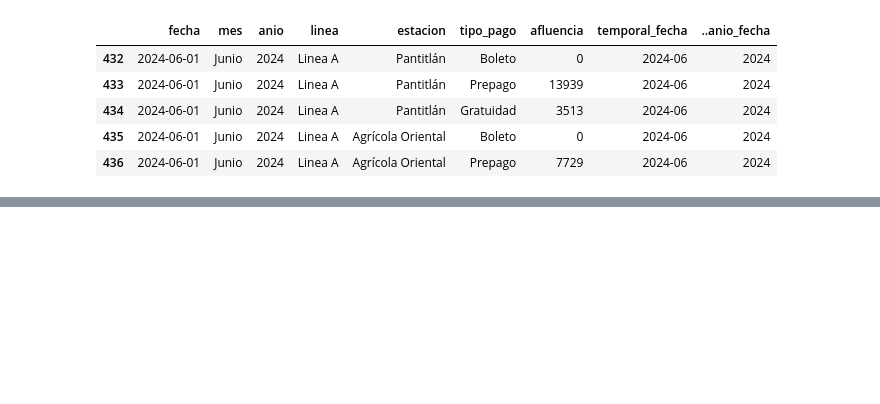
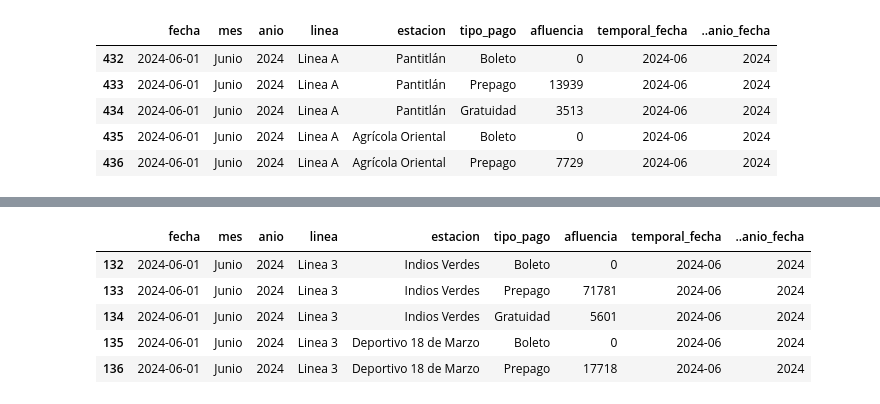
Before and after one commit to ex-seb/web_app, a Jupyter notebook: notebooks/EDA.ipynb, the cells around one changed output, grey strips where cells are left out. Saved outputs shown, nothing was run; the diff lists cells and outputs as text; code cells hidden in the pictures; blank space fills up the shorter version.

```diff
--- a/notebooks/EDA.ipynb
+++ b/notebooks/EDA.ipynb
@@ -66,0 +101,10 @@ fig.show()
+# %%
+linea_3 = df[df['linea'] =='Linea 3']
+linea_3.head()
+# %% [output]
+|  | fecha | mes | anio | linea | estacion | tipo_pago | afluencia | temporal_fecha | ..anio_fecha |
+| 132 | 2024-06-01 | Junio | 2024 | Linea 3 | Indios Verdes | Boleto | 0 | 2024-06 | 2024 |
+| 133 | 2024-06-01 | Junio | 2024 | Linea 3 | Indios Verdes | Prepago | 71781 | 2024-06 | 2024 |
+| 134 | 2024-06-01 | Junio | 2024 | Linea 3 | Indios Verdes | Gratuidad | 5601 | 2024-06 | 2024 |
+| 135 | 2024-06-01 | Junio | 2024 | Linea 3 | Deportivo 18 de Marzo | Boleto | 0 | 2024-06 | 2024 |
+| 136 | 2024-06-01 | Junio | 2024 | Linea 3 | Deportivo 18 de Marzo | Prepago | 17718 | 2024-06 | 2024 |
```
Also changed, not shown: parts of 22 cells of this notebook, 2 other files.
